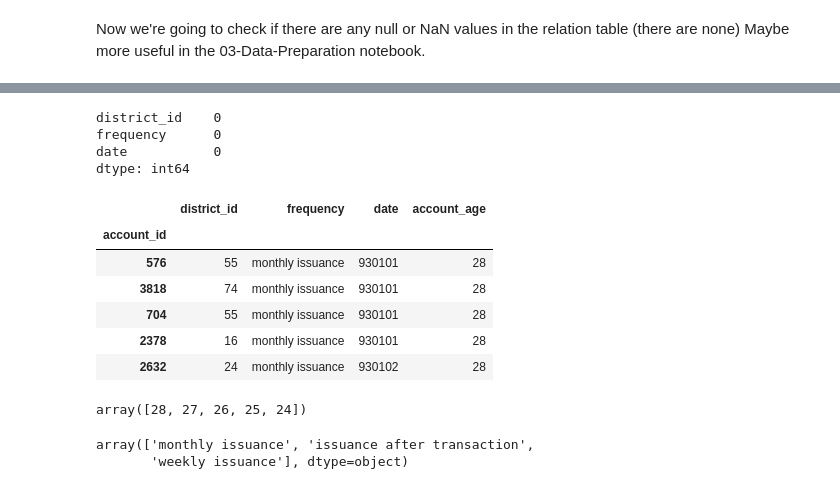
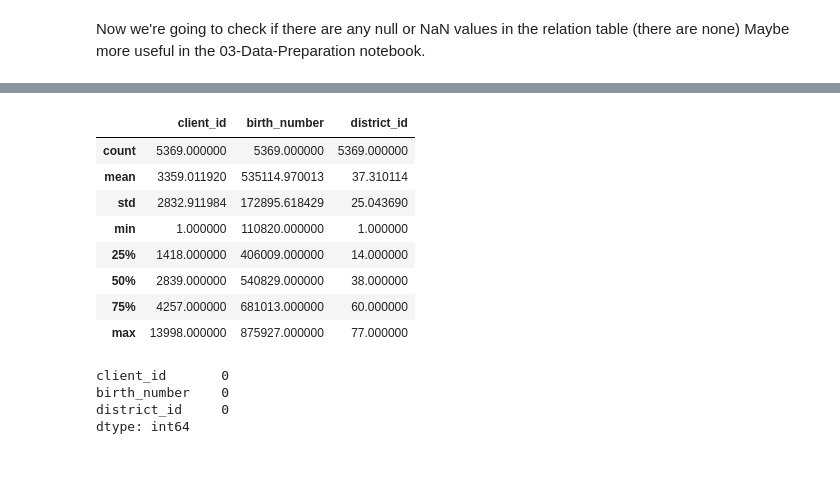
Before and after one commit to Goncalo101/FEUP-CAC, a Jupyter notebook: 02-Data-Understanding.ipynb, the cells around one changed output, grey strips where cells are left out. Saved outputs shown, nothing was run; the diff lists cells and outputs as text; code cells hidden in the pictures.

```diff
--- a/02-Data-Understanding.ipynb
+++ b/02-Data-Understanding.ipynb
@@ -141,27 +214,19 @@ Now we're going to check if there are any null or NaN values in the relation tab
+# %%
+client_df.describe()
+# %% [output]
+|  | client_id | birth_number | district_id |
+| count | 5369.000000 | 5369.000000 | 5369.000000 |
+| mean | 3359.011920 | 535114.970013 | 37.310114 |
+| std | 2832.911984 | 172895.618429 | 25.043690 |
+| min | 1.000000 | 110820.000000 | 1.000000 |
+| 25% | 1418.000000 | 406009.000000 | 14.000000 |
+| 50% | 2839.000000 | 540829.000000 | 38.000000 |
+| 75% | 4257.000000 | 681013.000000 | 60.000000 |
+| max | 13998.000000 | 875927.000000 | 77.000000 |
 # %%
-account_df.isna().sum()
+client_df.isna().sum()
 # %% [output]
-district_id    0
-frequency      0
-date           0
+client_id       0
+birth_number    0
+district_id     0
 dtype: int64
-# %%
-account_df['account_age'] = 2021 - ((account_df['date'] // 10000) + 1900)
-account_df.head()
-# %% [output]
-|  | district_id | frequency | date | account_age |
-| account_id |  |  |  |  |
-| 576 | 55 | monthly issuance | 930101 | 28 |
-| 3818 | 74 | monthly issuance | 930101 | 28 |
-| 704 | 55 | monthly issuance | 930101 | 28 |
-| 2378 | 16 | monthly issuance | 930101 | 28 |
-| 2632 | 24 | monthly issuance | 930102 | 28 |
-# %%
-account_df['account_age'].unique()
-# %% [output]
-array([28, 27, 26, 25, 24])
-# %%
-account_df['frequency'].unique()
-# %% [output]
-array(['monthly issuance', 'issuance after transaction',
-       'weekly issuance'], dtype=object)
```
Also changed, not shown: parts of 14 cells of this notebook.
